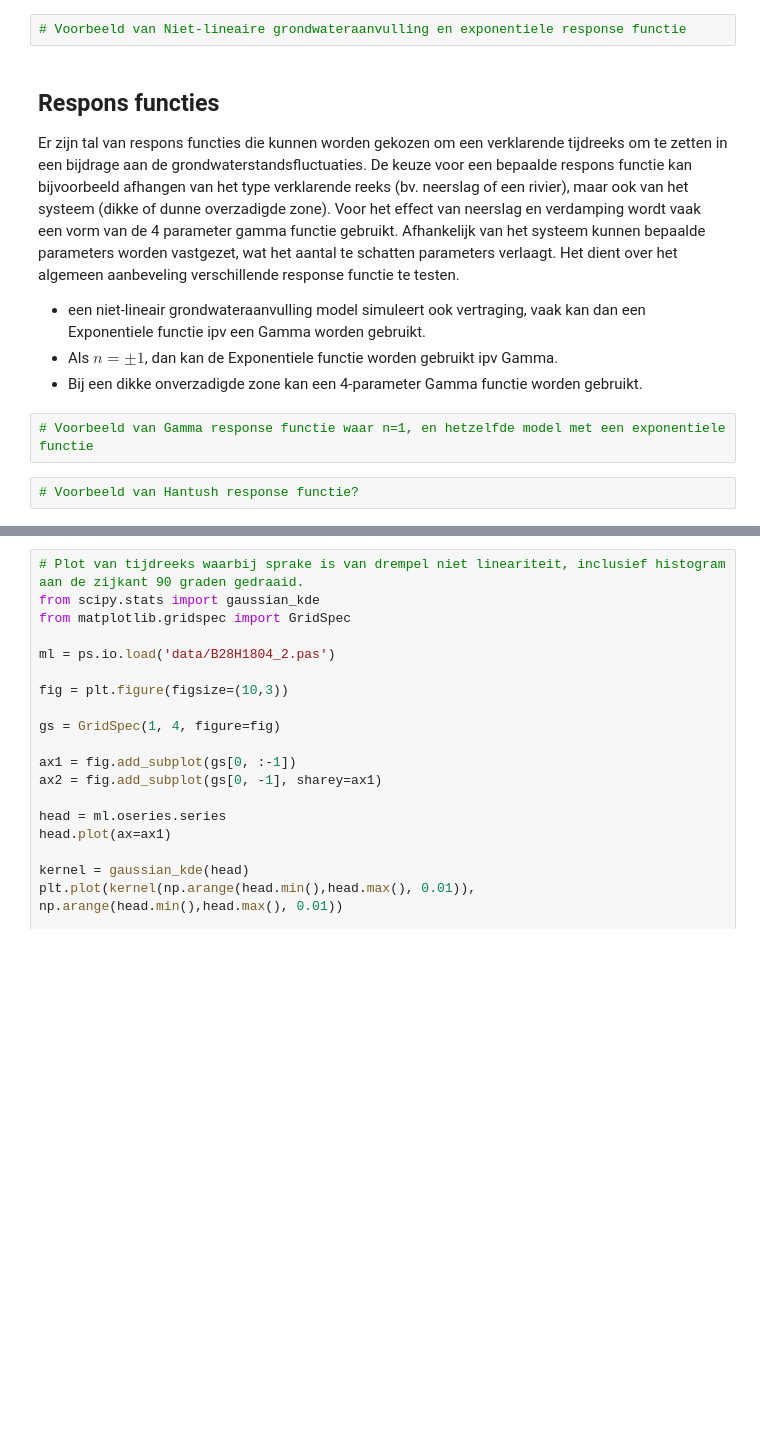
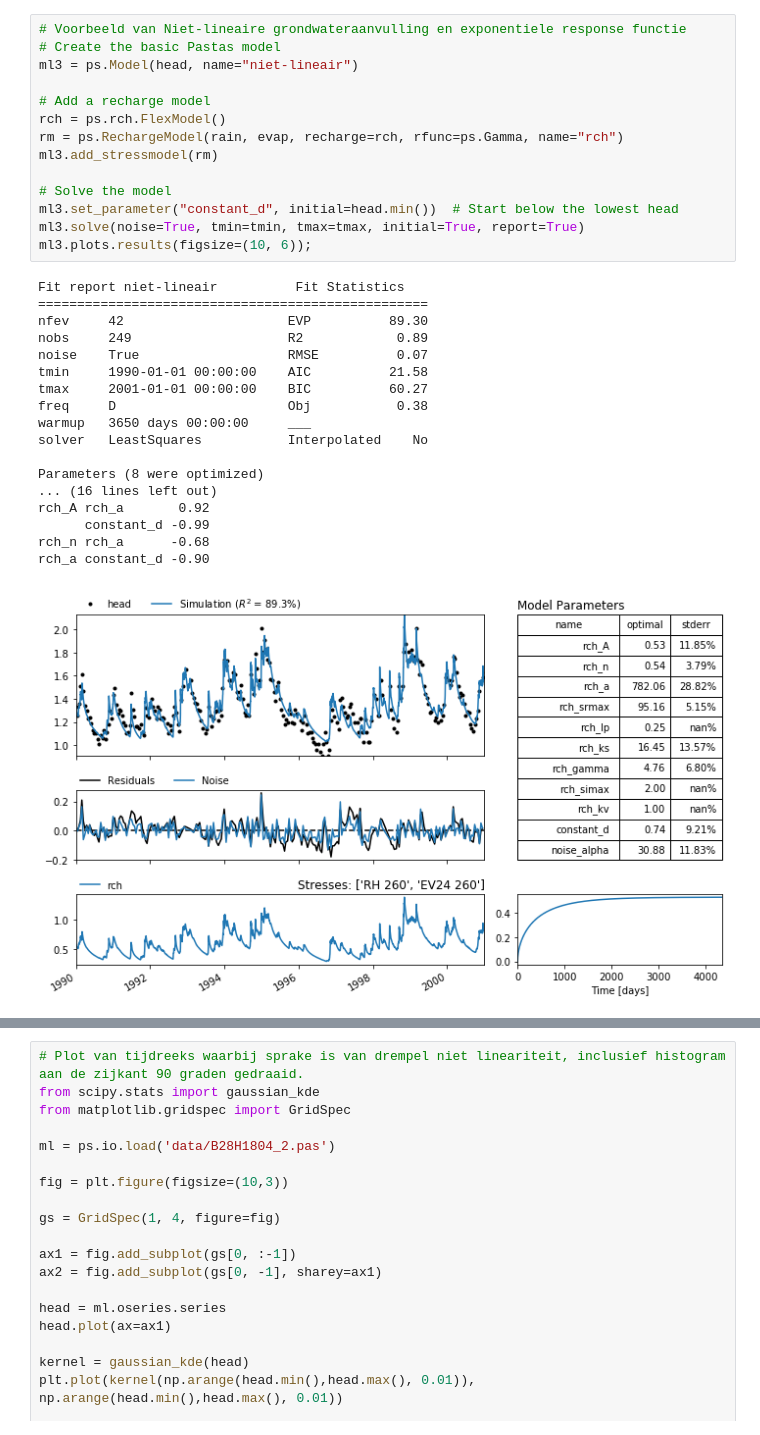
Before and after one commit to ArtesiaWater/stowa_handleiding_tijdreeksanalyse, a Jupyter notebook: model_structuur/model_structuur.ipynb, the cells around one changed output, grey strips where cells are left out. Cells and saved outputs as stored; diff of their text form; blank space fills up the shorter version.

```diff
--- a/model_structuur/model_structuur.ipynb
+++ b/model_structuur/model_structuur.ipynb
@@ -72,15 +131,33 @@ Mogelijke nadelen van niet-lineaire modellen kunnen een groter aantal vrije para
-# %%
-# Voorbeeld van Niet-lineaire grondwateraanvulling en exponentiele response functie
-# %% [markdown]
-## Respons functies
-
-Er zijn tal van respons functies die kunnen worden gekozen om een verklarende tijdreeks om te zetten in een bijdrage aan de grondwaterstandsfluctuaties. De keuze voor een bepaalde respons functie kan bijvoorbeeld afhangen van het type verklarende reeks (bv. neerslag of een rivier), maar ook van het systeem (dikke of dunne overzadigde zone). Voor het effect van neerslag en verdamping wordt vaak een vorm van de 4 parameter gamma functie gebruikt. Afhankelijk van het systeem kunnen bepaalde parameters worden vastgezet, wat het aantal te schatten parameters verlaagt. Het dient over het algemeen aanbeveling verschillende response functie te testen.
-
-
-- een niet-lineair grondwateraanvulling model simuleert ook vertraging, vaak kan dan een Exponentiele functie ipv een Gamma worden gebruikt.
-- Als $n=±1$, dan kan de Exponentiele functie worden gebruikt ipv Gamma.
-- Bij een dikke onverzadigde zone kan een 4-parameter Gamma functie worden gebruikt.
-# %%
-# Voorbeeld van Gamma response functie waar n=1, en hetzelfde model met een exponentiele functie
-# %%
-# Voorbeeld van Hantush response functie?
+# %%
+# Voorbeeld van Niet-lineaire grondwateraanvulling en exponentiele response functie
+# Create the basic Pastas model
+ml3 = ps.Model(head, name="niet-lineair")
+
+# Add a recharge model
+rch = ps.rch.FlexModel()
+rm = ps.RechargeModel(rain, evap, recharge=rch, rfunc=ps.Gamma, name="rch")
+ml3.add_stressmodel(rm)
+
+# Solve the model
+ml3.set_parameter("constant_d", initial=head.min())  # Start below the lowest head
+ml3.solve(noise=True, tmin=tmin, tmax=tmax, initial=True, report=True)
+ml3.plots.results(figsize=(10, 6));
+# %% [output]
+Fit report niet-lineair          Fit Statistics
+==================================================
+nfev     42                     EVP          89.30
+nobs     249                    R2            0.89
+noise    True                   RMSE          0.07
+tmin     1990-01-01 00:00:00    AIC          21.58
+tmax     2001-01-01 00:00:00    BIC          60.27
+freq     D                      Obj           0.38
+warmup   3650 days 00:00:00     ___
+solver   LeastSquares           Interpolated    No
+
+Parameters (8 were optimized)
+... (16 lines left out)
+rch_A rch_a       0.92
+      constant_d -0.99
+rch_n rch_a      -0.68
+rch_a constant_d -0.90
+[figure, added]
```
Also changed, not shown: parts of 28 cells of this notebook, 5 other files.
